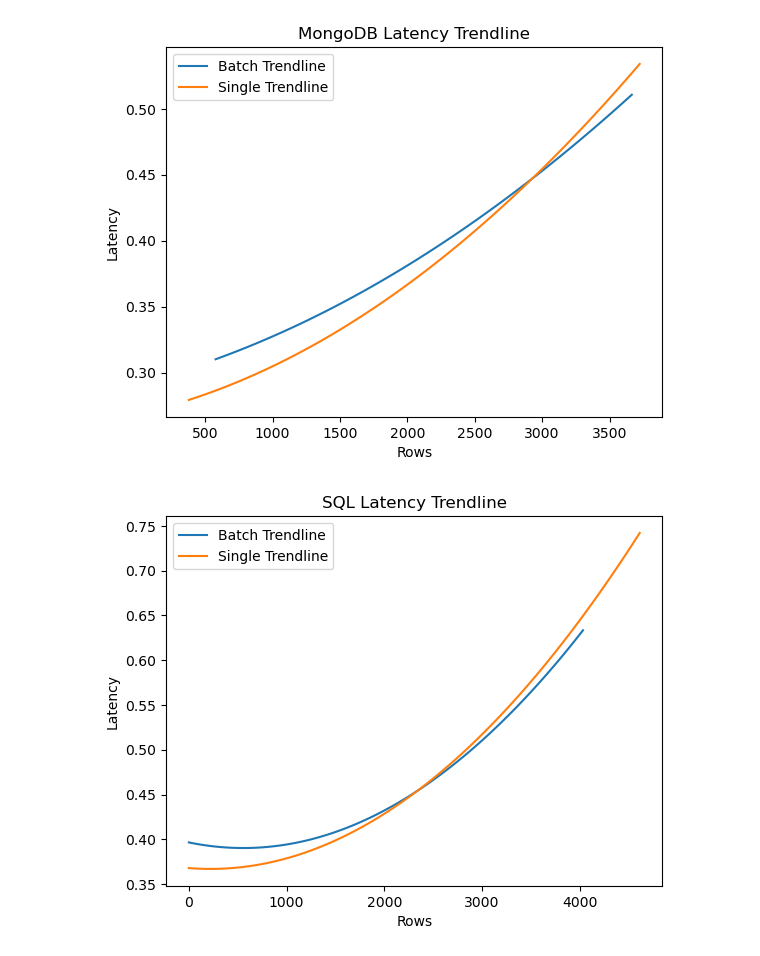
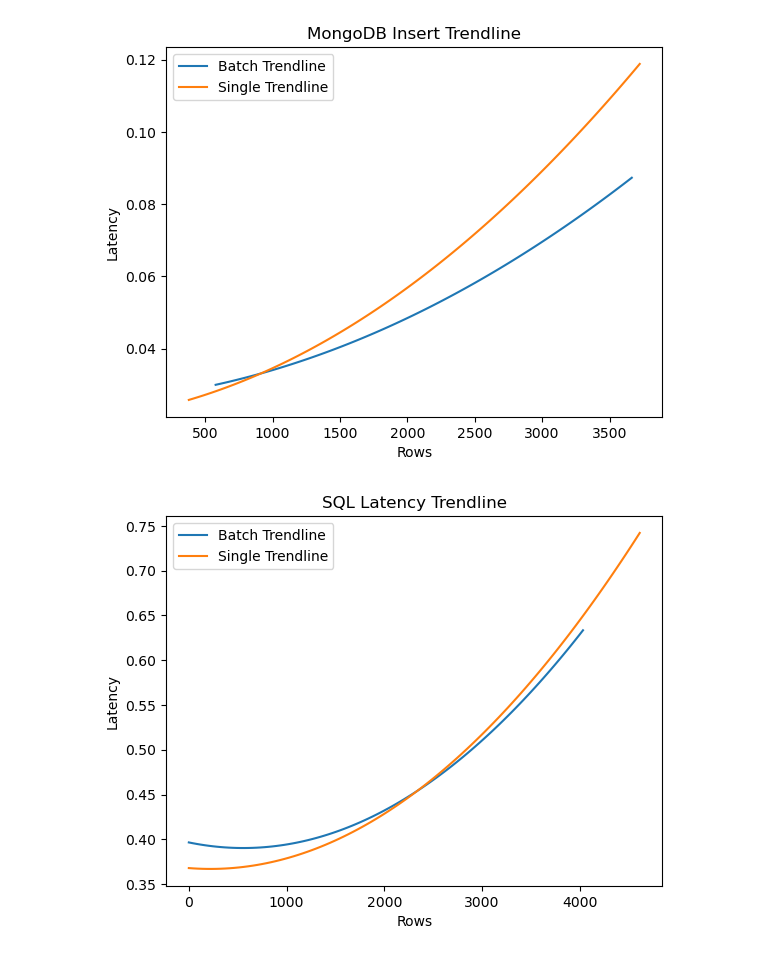
Before and after one commit to Nathanjarvis1/CIS731FinalProject, a Jupyter notebook: graphing.ipynb, the cells around one changed output. Saved outputs shown, nothing was run; the diff lists cells and outputs as text; code cells hidden in the pictures.

```diff
--- a/graphing.ipynb
+++ b/graphing.ipynb
@@ -97,30 +94,30 @@ graph_kafka_scatter()
 # %%
 
 def graph_mongo_single_vs_batch():
     # Load the JSON data
     df_batch = get_flattened_data('data/mongo/latencies_batch_w_mongo.json')
     df_single = get_flattened_data('data/mongo/latencies_single_w_mongo.json')
 
     # Fit a polynomial trendline
-    batch_poly = np.poly1d(np.polyfit(df_batch['rows'], df_batch['latency'], 2))
-    single_poly = np.poly1d(np.polyfit(df_single['rows'], df_single['latency'], 2))
+    batch_poly = np.poly1d(np.polyfit(df_batch['rows'], df_batch['insert_time'], 2))
+    single_poly = np.poly1d(np.polyfit(df_single['rows'], df_single['insert_time'], 2))
 
     # Generate x values for the trendline
     x_batch = np.linspace(df_batch['rows'].min(), df_batch['rows'].max(), 100)
     x_single = np.linspace(df_single['rows'].min(), df_single['rows'].max(), 100)
 
     # Plot the trendline
     plt.plot(x_batch, batch_poly(x_batch), label='Batch Trendline')
     plt.plot(x_single, single_poly(x_single), label='Single Trendline')
     plt.xlabel('Rows')
     plt.ylabel('Latency')
-    plt.title('MongoDB Latency Trendline')
+    plt.title('MongoDB Insert Trendline')
     plt.legend()
     plt.show()
 
 graph_mongo_single_vs_batch()
 # %% [output]
-[figure, old version]
+[figure, new version]
 # %%
 def sql_single_vs_batch():
     # Load the JSON data
```
Also changed, not shown: parts of 6 cells of this notebook, 1 other file.
